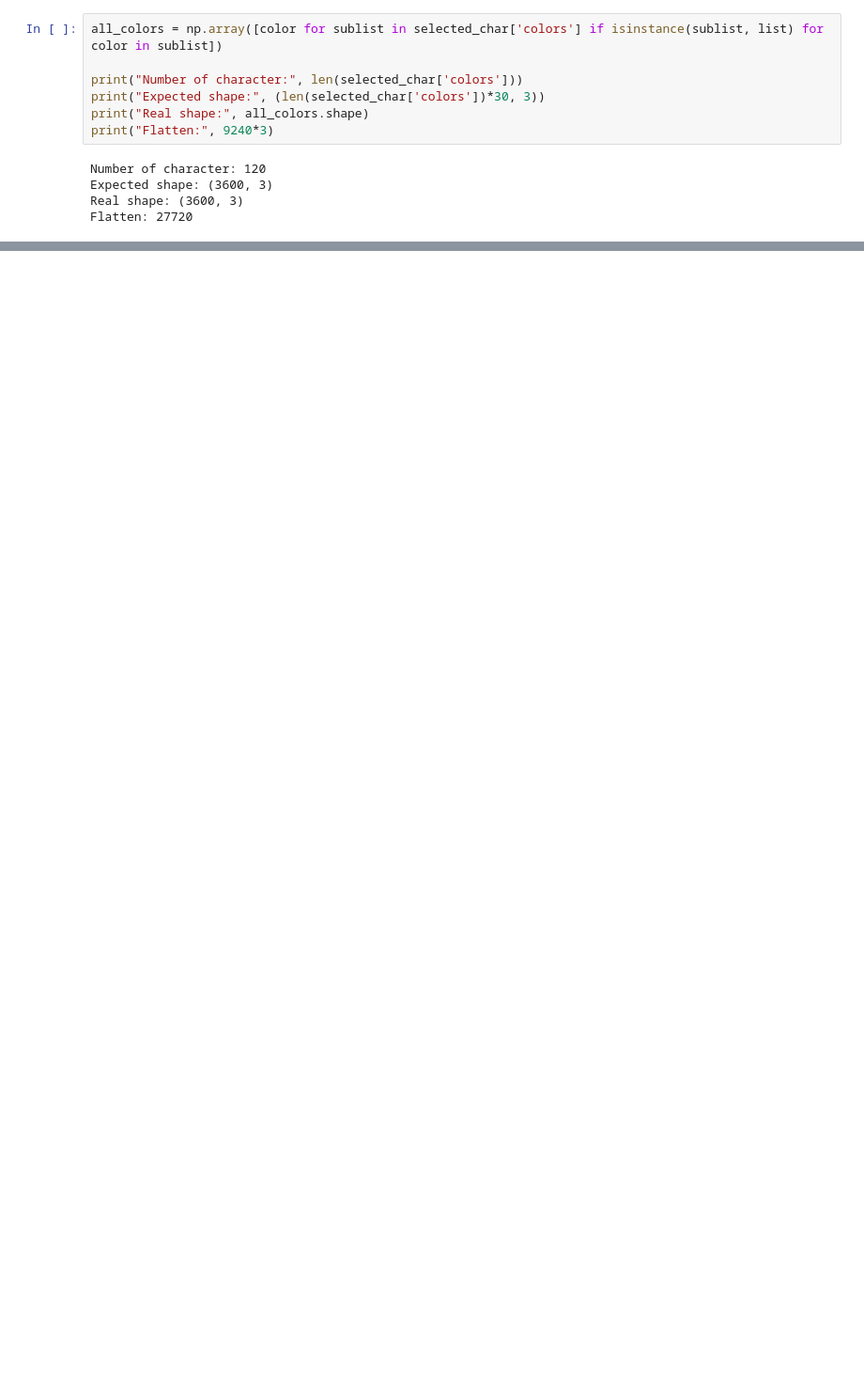
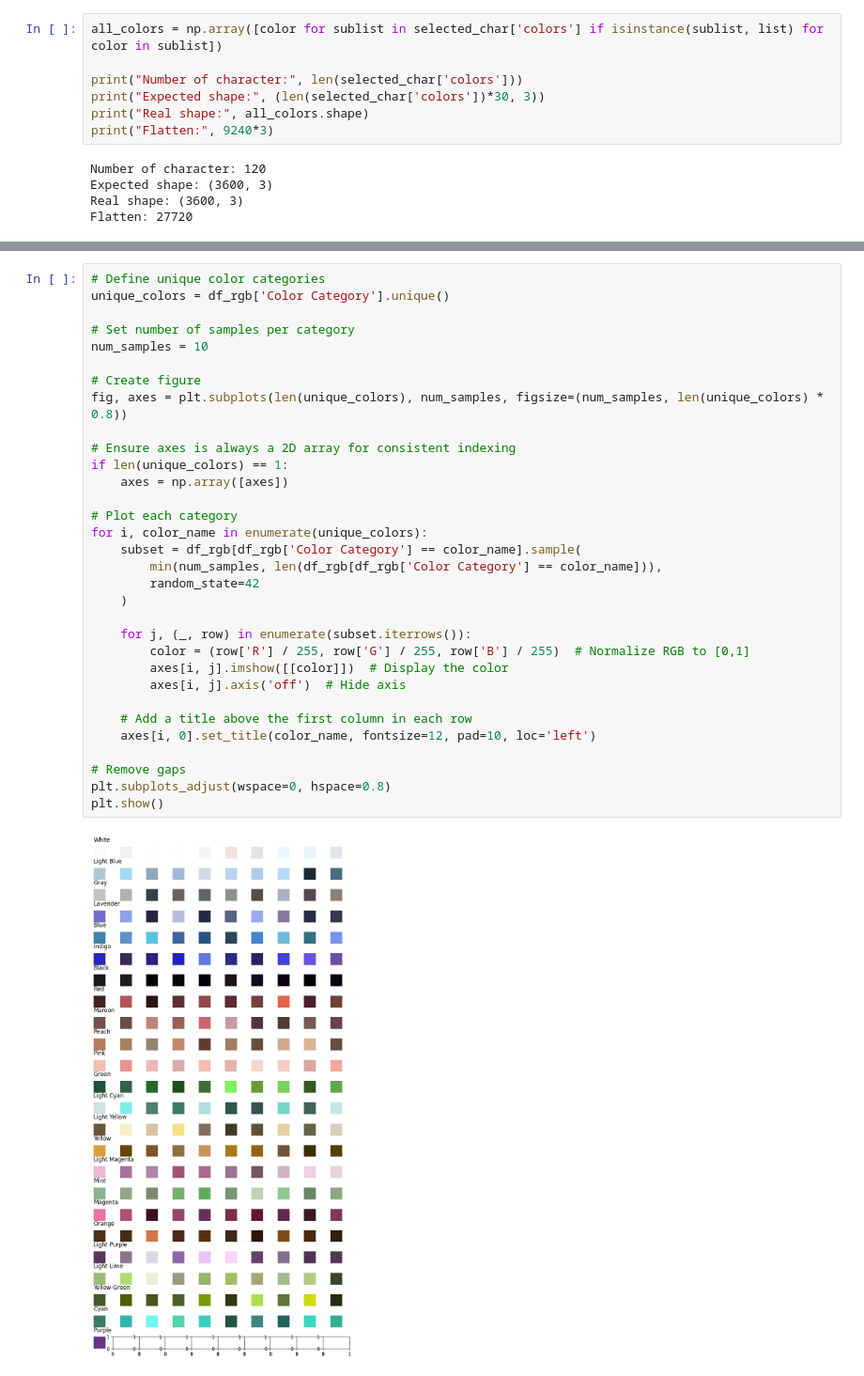
Before and after one commit to MarcoAlandAdinanda/Deep_Anime_Color_Palette_Analysis, a Jupyter notebook: statAnalysis.ipynb, the cells around one changed output, grey strips where cells are left out. Shown at 94% size. Saved outputs shown, nothing was run; the diff lists cells and outputs as text; blank space fills up the shorter version.

Commit message:
update color palette count

```diff
--- a/statAnalysis.ipynb
+++ b/statAnalysis.ipynb
@@ -251,0 +336,34 @@ Flatten: 27720
+# %%
+# Define unique color categories
+unique_colors = df_rgb['Color Category'].unique()
+
+# Set number of samples per category
+num_samples = 10
+
+# Create figure
+fig, axes = plt.subplots(len(unique_colors), num_samples, figsize=(num_samples, len(unique_colors) * 0.8))
+
+# Ensure axes is always a 2D array for consistent indexing
+if len(unique_colors) == 1:
+    axes = np.array([axes])
+
+# Plot each category
+for i, color_name in enumerate(unique_colors):
+    subset = df_rgb[df_rgb['Color Category'] == color_name].sample(
+        min(num_samples, len(df_rgb[df_rgb['Color Category'] == color_name])),
+        random_state=42
+    )
+
+    for j, (_, row) in enumerate(subset.iterrows()):
+        color = (row['R'] / 255, row['G'] / 255, row['B'] / 255)  # Normalize RGB to [0,1]
+        axes[i, j].imshow([[color]])  # Display the color
+        axes[i, j].axis('off')  # Hide axis
+
+    # Add a title above the first column in each row
+    axes[i, 0].set_title(color_name, fontsize=12, pad=10, loc='left')
+
+# Remove gaps
+plt.subplots_adjust(wspace=0, hspace=0.8)
+plt.show()
+# %% [output]
+[figure, added]
```
Also changed, not shown: parts of 18 cells of this notebook.
